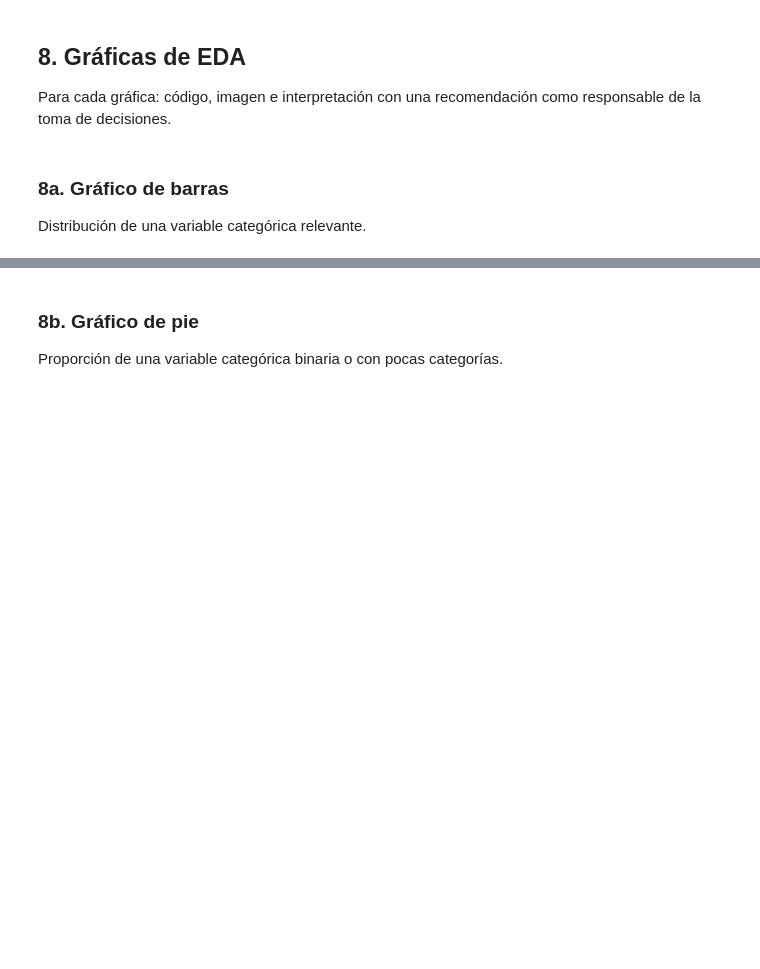
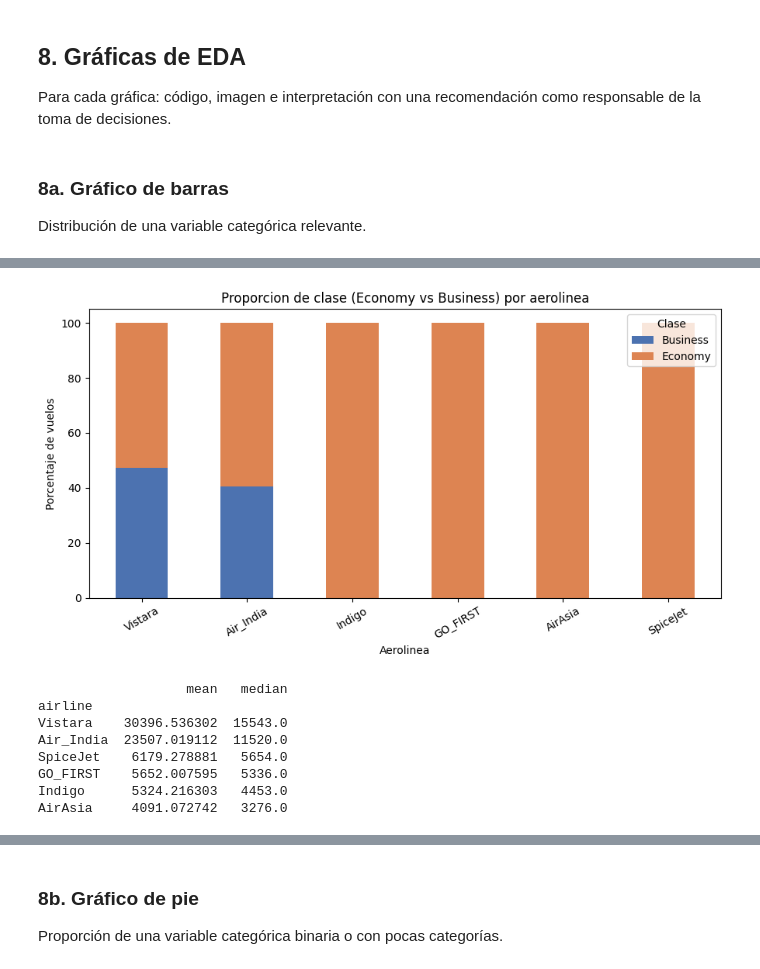
Before and after one commit to Jjes07/FundamentosML-Workshop2, a Jupyter notebook: Regresion.ipynb, the cells around one changed output, grey strips where cells are left out. Drawn from its saved outputs; the diff is of its cells as text; code cells hidden in the pictures; blank space fills up the shorter version.

```diff
--- a/Regresion.ipynb
+++ b/Regresion.ipynb
@@ -258 +492,26 @@ Distribución de una variable categórica relevante.
+# %%
+# Analisis adicional: la aerolinea tambien determina que tanto vende clase Business
+prop_class_airline = pd.crosstab(df['airline'], df['class'], normalize='index') * 100
+prop_class_airline = prop_class_airline.loc[conteo_airline.index]
+
+prop_class_airline.plot(kind='bar', stacked=True, figsize=(9,5), color=['#4C72B0', '#DD8452'])
+plt.title('Proporcion de clase (Economy vs Business) por aerolinea')
+plt.xlabel('Aerolinea')
+plt.ylabel('Porcentaje de vuelos')
+plt.xticks(rotation=30)
+plt.legend(title='Clase')
+plt.tight_layout()
+plt.show()
+
+print(df.groupby('airline')['price'].agg(['mean', 'median']).sort_values('mean', ascending=False))
+# %% [output]
+[figure, added]
+                   mean   median
+airline
+Vistara    30396.536302  15543.0
+Air_India  23507.019112  11520.0
+SpiceJet    6179.278881   5654.0
+GO_FIRST    5652.007595   5336.0
+Indigo      5324.216303   4453.0
+AirAsia     4091.072742   3276.0
 # %% [markdown]
```
Also changed, not shown: parts of 39 cells of this notebook.
